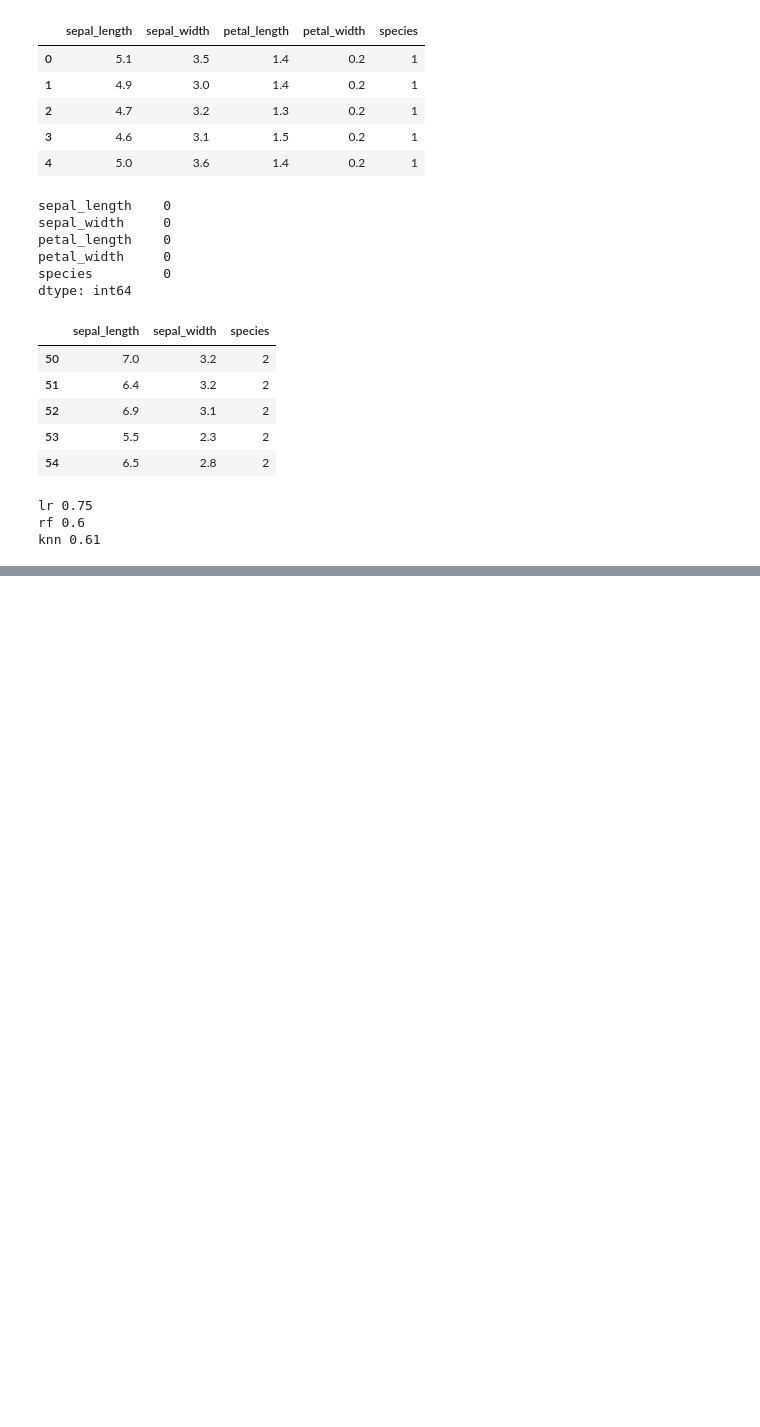
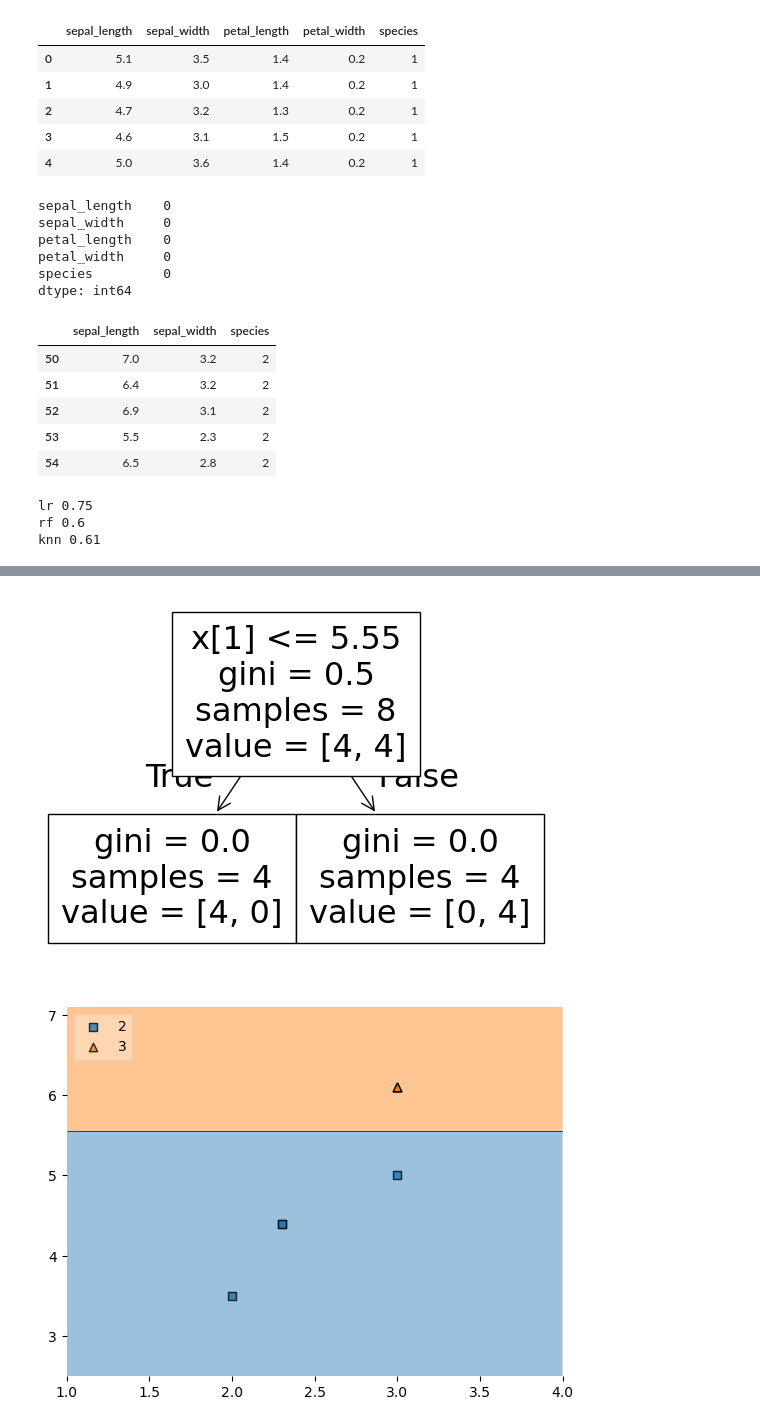
Before and after one commit to itsanishsingh/task-ensemble, a Jupyter notebook: task_ensemble.ipynb, the cells around one changed output, grey strips where cells are left out. Cells and saved outputs as stored; diff of their text form; code cells hidden in the pictures; blank space fills up the shorter version.

```diff
--- a/task_ensemble.ipynb
+++ b/task_ensemble.ipynb
@@ -98,0 +138,10 @@ VC-soft 0.66
+# %%
+iris_bag = iris_train.sample(8, replace=True)
+
+X = iris_bag.iloc[:, :-1]
+y = iris_bag.iloc[:, -1]
+iris_bag_2 = DecisionTreeClassifier()
+acc_2 = evaluate(iris_bag_2, X, y)
+# %% [output]
+[figure, added]
+[figure, added]
```
Also changed, not shown: parts of 19 cells of this notebook.
